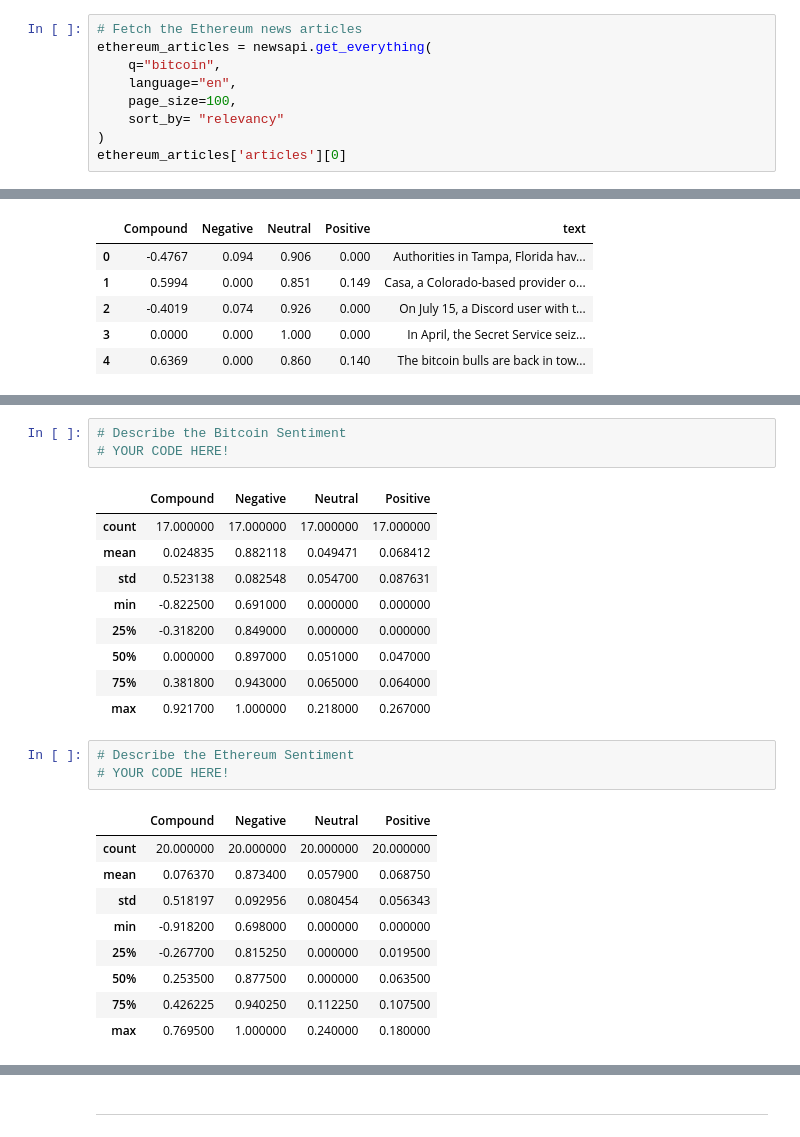
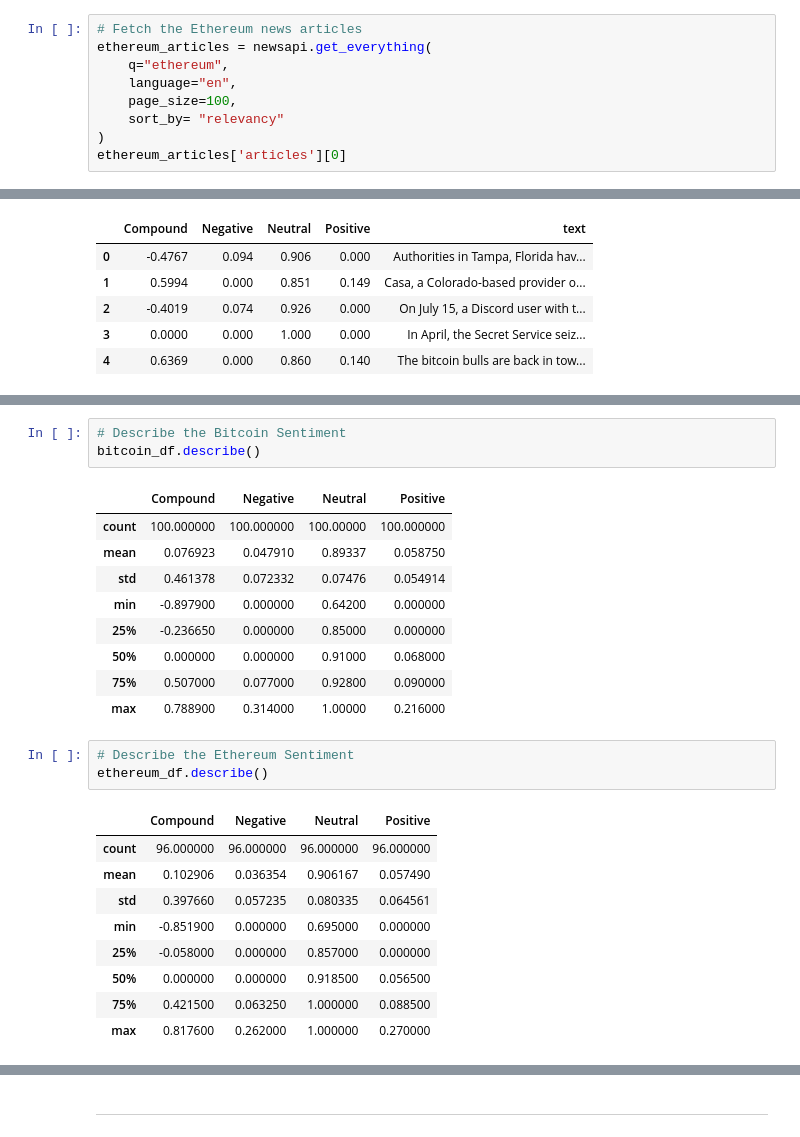
Before and after one commit to Caresir/NLP_cryptocurrency_Sentiment, a Jupyter notebook: crypto_sentiment.ipynb, the cells around one changed output, grey strips where cells are left out. Drawn from its saved outputs; the diff is of its cells as text.

Commit message:
Created Ethereum df, described both bitcoin and ethereum df, and answered questions

```diff
--- a/crypto_sentiment.ipynb
+++ b/crypto_sentiment.ipynb
@@ -48,7 +48,7 @@ bitcoin_articles['articles'][0]
 # %%
 # Fetch the Ethereum news articles
 ethereum_articles = newsapi.get_everything(
-    q="bitcoin",
+    q="ethereum",
     language="en",
     page_size=100,
     sort_by= "relevancy"
@@ -136,29 +136,29 @@ ethereum_df.head()
 # %%
 # Describe the Bitcoin Sentiment
-# YOUR CODE HERE!
+bitcoin_df.describe()
 # %% [output]
 |  | Compound | Negative | Neutral | Positive |
-| count | 17.000000 | 17.000000 | 17.000000 | 17.000000 |
-| mean | 0.024835 | 0.882118 | 0.049471 | 0.068412 |
-| std | 0.523138 | 0.082548 | 0.054700 | 0.087631 |
-| min | -0.822500 | 0.691000 | 0.000000 | 0.000000 |
-| 25% | -0.318200 | 0.849000 | 0.000000 | 0.000000 |
-| 50% | 0.000000 | 0.897000 | 0.051000 | 0.047000 |
-| 75% | 0.381800 | 0.943000 | 0.065000 | 0.064000 |
-| max | 0.921700 | 1.000000 | 0.218000 | 0.267000 |
+| count | 100.000000 | 100.000000 | 100.00000 | 100.000000 |
+| mean | 0.076923 | 0.047910 | 0.89337 | 0.058750 |
+| std | 0.461378 | 0.072332 | 0.07476 | 0.054914 |
+| min | -0.897900 | 0.000000 | 0.64200 | 0.000000 |
+| 25% | -0.236650 | 0.000000 | 0.85000 | 0.000000 |
+| 50% | 0.000000 | 0.000000 | 0.91000 | 0.068000 |
+| 75% | 0.507000 | 0.077000 | 0.92800 | 0.090000 |
+| max | 0.788900 | 0.314000 | 1.00000 | 0.216000 |
 # %%
 # Describe the Ethereum Sentiment
-# YOUR CODE HERE!
+ethereum_df.describe()
 # %% [output]
 |  | Compound | Negative | Neutral | Positive |
-| count | 20.000000 | 20.000000 | 20.000000 | 20.000000 |
-| mean | 0.076370 | 0.873400 | 0.057900 | 0.068750 |
-| std | 0.518197 | 0.092956 | 0.080454 | 0.056343 |
-| min | -0.918200 | 0.698000 | 0.000000 | 0.000000 |
-| 25% | -0.267700 | 0.815250 | 0.000000 | 0.019500 |
-| 50% | 0.253500 | 0.877500 | 0.000000 | 0.063500 |
-| 75% | 0.426225 | 0.940250 | 0.112250 | 0.107500 |
-| max | 0.769500 | 1.000000 | 0.240000 | 0.180000 |
+| count | 96.000000 | 96.000000 | 96.000000 | 96.000000 |
+| mean | 0.102906 | 0.036354 | 0.906167 | 0.057490 |
+| std | 0.397660 | 0.057235 | 0.080335 | 0.064561 |
+| min | -0.851900 | 0.000000 | 0.695000 | 0.000000 |
+| 25% | -0.058000 | 0.000000 | 0.857000 | 0.000000 |
+| 50% | 0.000000 | 0.000000 | 0.918500 | 0.056500 |
+| 75% | 0.421500 | 0.063250 | 1.000000 | 0.088500 |
+| max | 0.817600 | 0.262000 | 1.000000 | 0.270000 |
 # %% [markdown]
 ### Questions:
 
```
Also changed, not shown: parts of 3 cells of this notebook.
